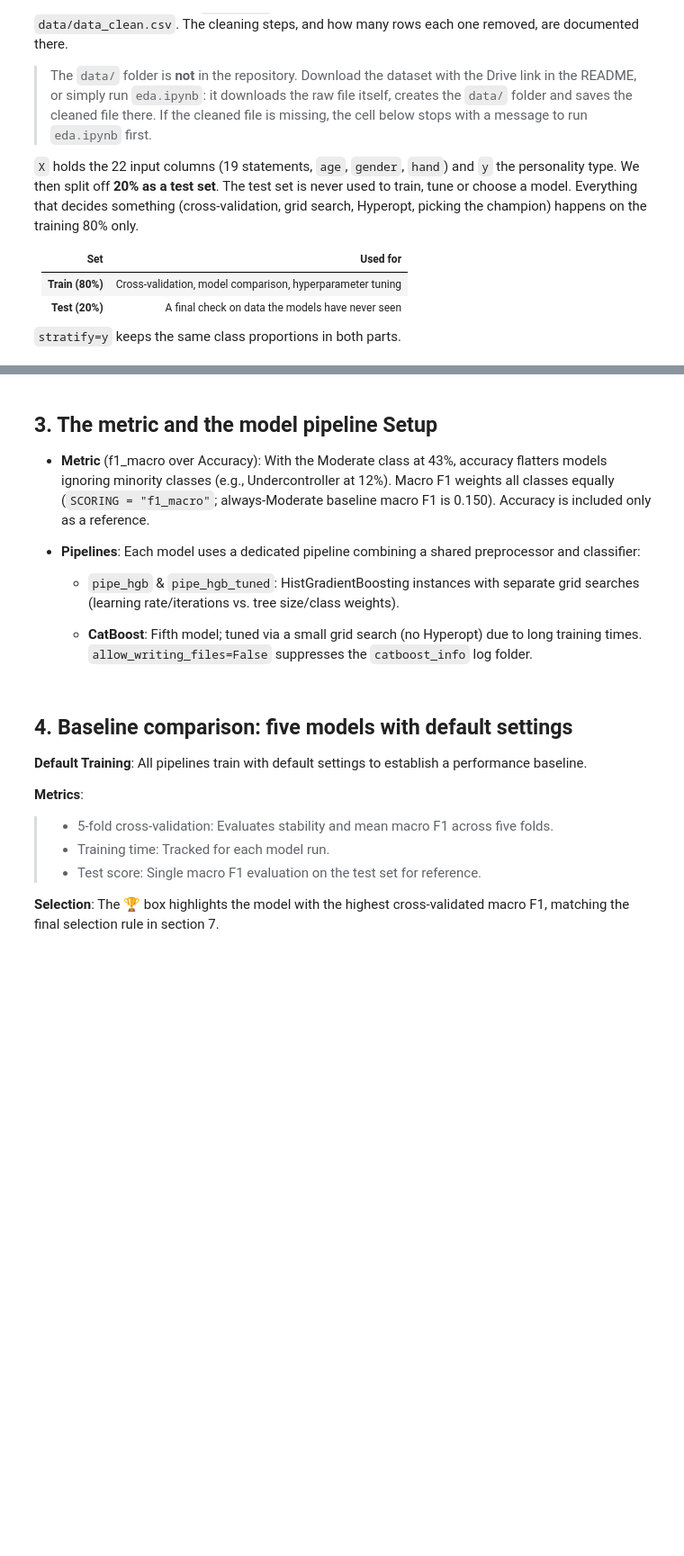
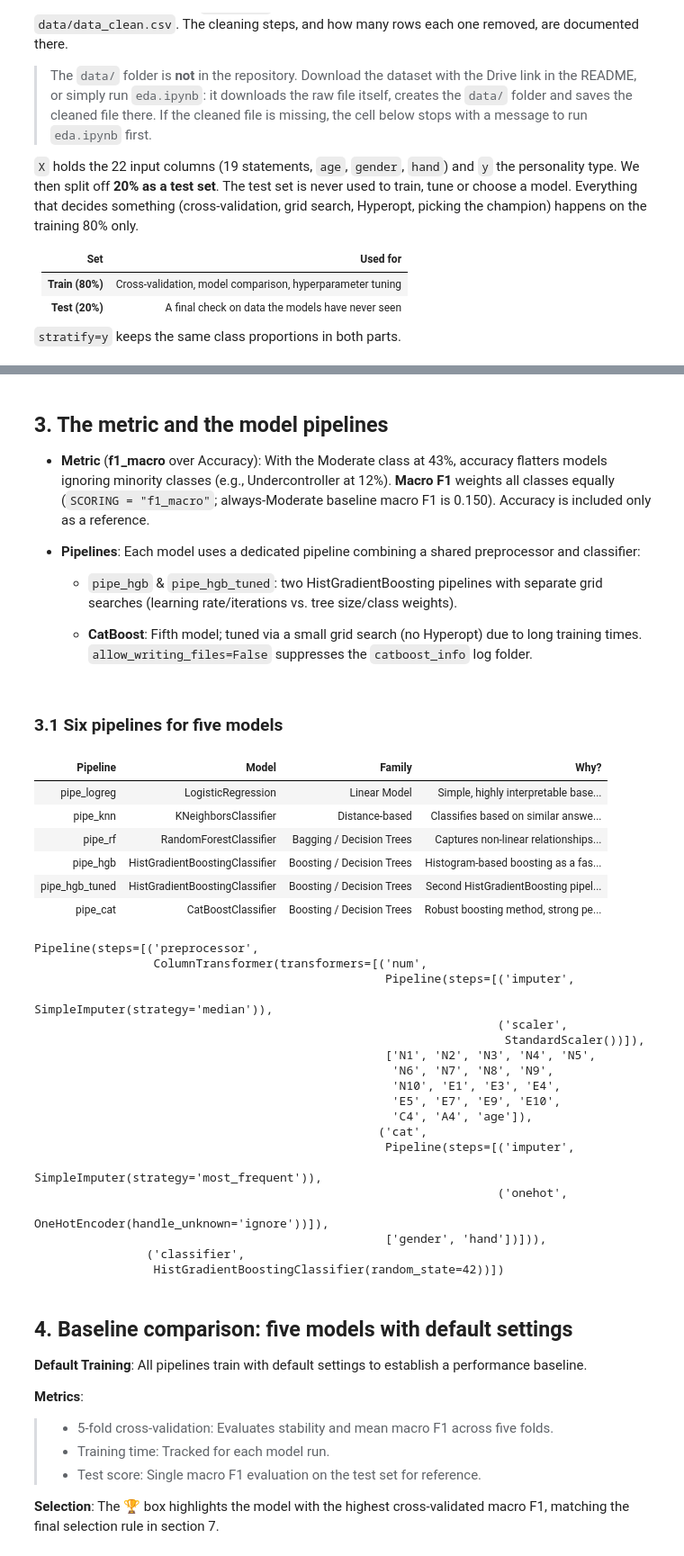
Before and after one commit to MaWeDu/big-five-personality, a Jupyter notebook: modeling.ipynb, the cells around one changed output, grey strips where cells are left out. Shown at 90% size. Saved outputs shown, nothing was run; the diff lists cells and outputs as text; code cells hidden in the pictures; blank space fills up the shorter version.

Commit message:
modeling inconcsistency cleanup

```diff
--- a/modeling.ipynb
+++ b/modeling.ipynb
@@ -266,14 +340,16 @@ display(preprocessor)
 # %% [markdown]
-## 3. The metric and the model pipeline Setup
-* **Metric** (f1_macro over Accuracy): With the Moderate class at 43%, accuracy flatters models ignoring minority classes (e.g., Undercontroller at 12%). Macro F1 weights all classes equally (`SCORING = "f1_macro"`; always-Moderate baseline macro F1 is 0.150). Accuracy is included only as a reference.
+## 3. The metric and the model pipelines
+* **Metric** (**f1_macro** over Accuracy): With the Moderate class at 43%, accuracy flatters models ignoring minority classes (e.g., Undercontroller at 12%). **Macro F1** weights all classes equally (`SCORING = "f1_macro"`; always-Moderate baseline macro F1 is 0.150). Accuracy is included only as a reference.
 
 * **Pipelines**: Each model uses a dedicated pipeline combining a shared preprocessor and classifier:
 
-    * `pipe_hgb` & `pipe_hgb_tuned`: HistGradientBoosting instances with separate grid searches (learning rate/iterations vs. tree size/class weights).
+    * `pipe_hgb` & `pipe_hgb_tuned`: two HistGradientBoosting pipelines with separate grid searches (learning rate/iterations vs. tree size/class weights).
 
     * **CatBoost**: Fifth model; tuned via a small grid search (no Hyperopt) due to long training times. `allow_writing_files=False` suppresses the `catboost_info` log folder.
+# %% [markdown]
+### 3.1 Six pipelines for five models
 # %%
-# 3.1. Pipeline for Logistic Regression
+# Pipeline for Logistic Regression
 pipe_logreg = Pipeline(
     steps=[
         ("preprocessor", preprocessor),
@@ -281,7 +357,7 @@ pipe_logreg = Pipeline(
     ]
 )
 
-# 3.2. Pipeline for KNN
+# Pipeline for KNN
 pipe_knn = Pipeline(
     steps=[
         ("preprocessor", preprocessor),
@@ -289,7 +365,7 @@ pipe_knn = Pipeline(
     ]
 )
 
-# 3.3. Pipeline for Random Forest
+# Pipeline for Random Forest
 pipe_rf = Pipeline(
     steps=[
         ("preprocessor", preprocessor),
@@ -297,7 +373,7 @@ pipe_rf = Pipeline(
     ]
 )
 
-# 3.4a. Pipeline for Hist Gradient Boosting
+# Pipeline for HistGradientBoosting
 pipe_hgb = Pipeline(
     steps=[
         ("preprocessor", preprocessor),
@@ -305,7 +381,7 @@ pipe_hgb = Pipeline(
     ]
 )
 
-# 3.4b. Pipeline for Hist Gradient Boosting (Tuned variant)
+# Pipeline for HistGradientBoosting (balanced variant with its own grid search)
 pipe_hgb_tuned = Pipeline(
     steps=[
         ("preprocessor", preprocessor),
@@ -313,11 +389,11 @@ pipe_hgb_tuned = Pipeline(
     ]
 )
 
-# 3.5. Pipeline for CatBoost
+# Pipeline for CatBoost
 pipe_cat = Pipeline(
     steps=[
         ("preprocessor", preprocessor),
-        ("classifier", CatBoostClassifier(random_state=42, verbose=0)),
+        ("classifier", CatBoostClassifier(random_state=42,verbose=0,allow_writing_files=False,)),
     ]
 )
 
@@ -350,7 +426,7 @@ df_pipelines = pd.DataFrame([
         "Pipeline": "<code>pipe_hgb_tuned</code>",
         "Model": "HistGradientBoostingClassifier",
         "Family": "Boosting / Decision Trees",
-        "Why?": "Optimized variant of HistGradientBoosting for performance gains."
+        "Why?": "Second HistGradientBoosting pipeline, tuned on tree size and class weights."
     },
     {
         "Pipeline": "<code>pipe_cat</code>",
@@ -365,33 +441,60 @@ html_table = f"""
     <thead>
         <tr style="background:{THEME['success_bg']}; border-bottom:2px solid {THEME['success_border']};">
             <th style="padding:10px 14px; color:{THEME['primary']};">Pipeline</th>
             <th style="padding:10px 14px; color:{THEME['primary']};">Model</th>
             <th style="padding:10px 14px; color:{THEME['primary']};">Family</th>
             <th style="padding:10px 14px; color:{THEME['primary']};">Why?</th>
         </tr>
     </thead>
     <tbody>
 """
 
 for i, row in df_pipelines.iterrows():
     bg_color = "#fcfdfd" if i % 2 == 0 else f"{THEME['success_bg']}55"
     html_table += f"""
         <tr style="background:{bg_color}; border-bottom:1px solid #eaeaea;">
             <td style="padding:10px 14px;">{row['Pipeline']}</td>
             <td style="padding:10px 14px;">{row['Model']}</td>
             <td style="padding:10px 14px;">{row['Family']}</td>
             <td style="padding:10px 14px;">{row['Why?']}</td>
         </tr>
     """
 
 html_table += """
     </tbody>
 </table>
 """
 
 display(HTML(html_table))
 
 display(pipe_hgb)   # show one pipeline as an example: the shared preprocessor + the classifier
+# %% [output]
+| Pipeline | Model | Family | Why? |
+| pipe_logreg | LogisticRegression | Linear Model | Simple, highly interpretable base... |
+| pipe_knn | KNeighborsClassifier | Distance-based | Classifies based on similar answe... |
+| pipe_rf | RandomForestClassifier | Bagging / Decision Trees | Captures non-linear relationships... |
+| pipe_hgb | HistGradientBoostingClassifier | Boosting / Decision Trees | Histogram-based boosting as a fas... |
+| pipe_hgb_tuned | HistGradientBoostingClassifier | Boosting / Decision Trees | Second HistGradientBoosting pipel... |
+| pipe_cat | CatBoostClassifier | Boosting / Decision Trees | Robust boosting method, strong pe... |
+Pipeline(steps=[('preprocessor',
+                 ColumnTransformer(transformers=[('num',
+                                                  Pipeline(steps=[('imputer',
+                                                                   SimpleImputer(strategy='median')),
+                                                                  ('scaler',
+                                                                   StandardScaler())]),
+                                                  ['N1', 'N2', 'N3', 'N4', 'N5',
+                                                   'N6', 'N7', 'N8', 'N9',
+                                                   'N10', 'E1', 'E3', 'E4',
+                                                   'E5', 'E7', 'E9', 'E10',
+                                                   'C4', 'A4', 'age']),
+                                                 ('cat',
+                                                  Pipeline(steps=[('imputer',
+                                                                   SimpleImputer(strategy='most_frequent')),
+                                                                  ('onehot',
+                                                                   OneHotEncoder(handle_unknown='ignore'))]),
+                                                  ['gender', 'hand'])])),
+                ('classifier',
+                 HistGradientBoostingClassifier(random_state=42))])
 # %% [markdown]
 ## 4. Baseline comparison: five models with default settings
 **Default Training**: All pipelines train with default settings to establish a performance baseline.
```
Also changed, not shown: parts of 41 cells of this notebook, 10 other files.
